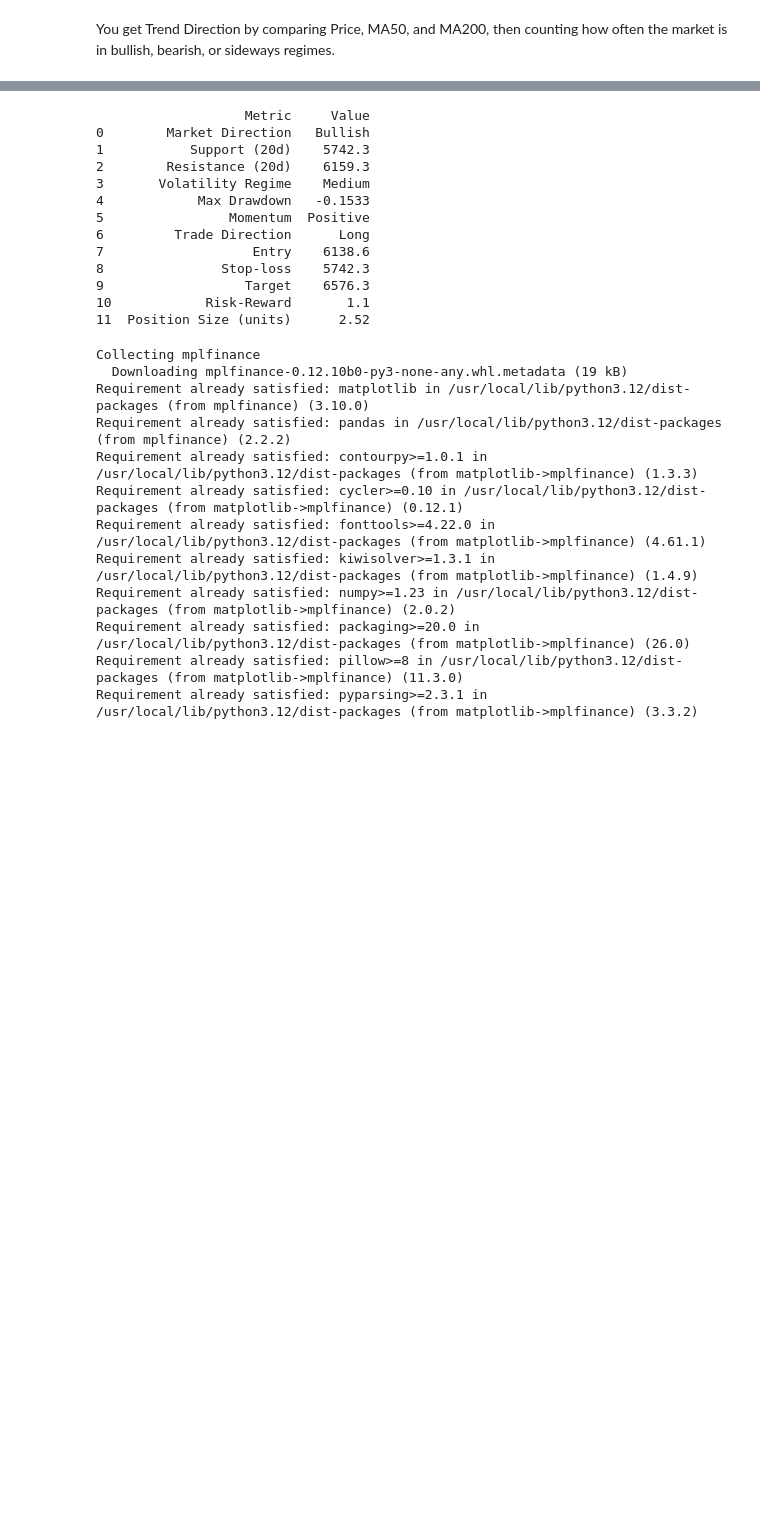
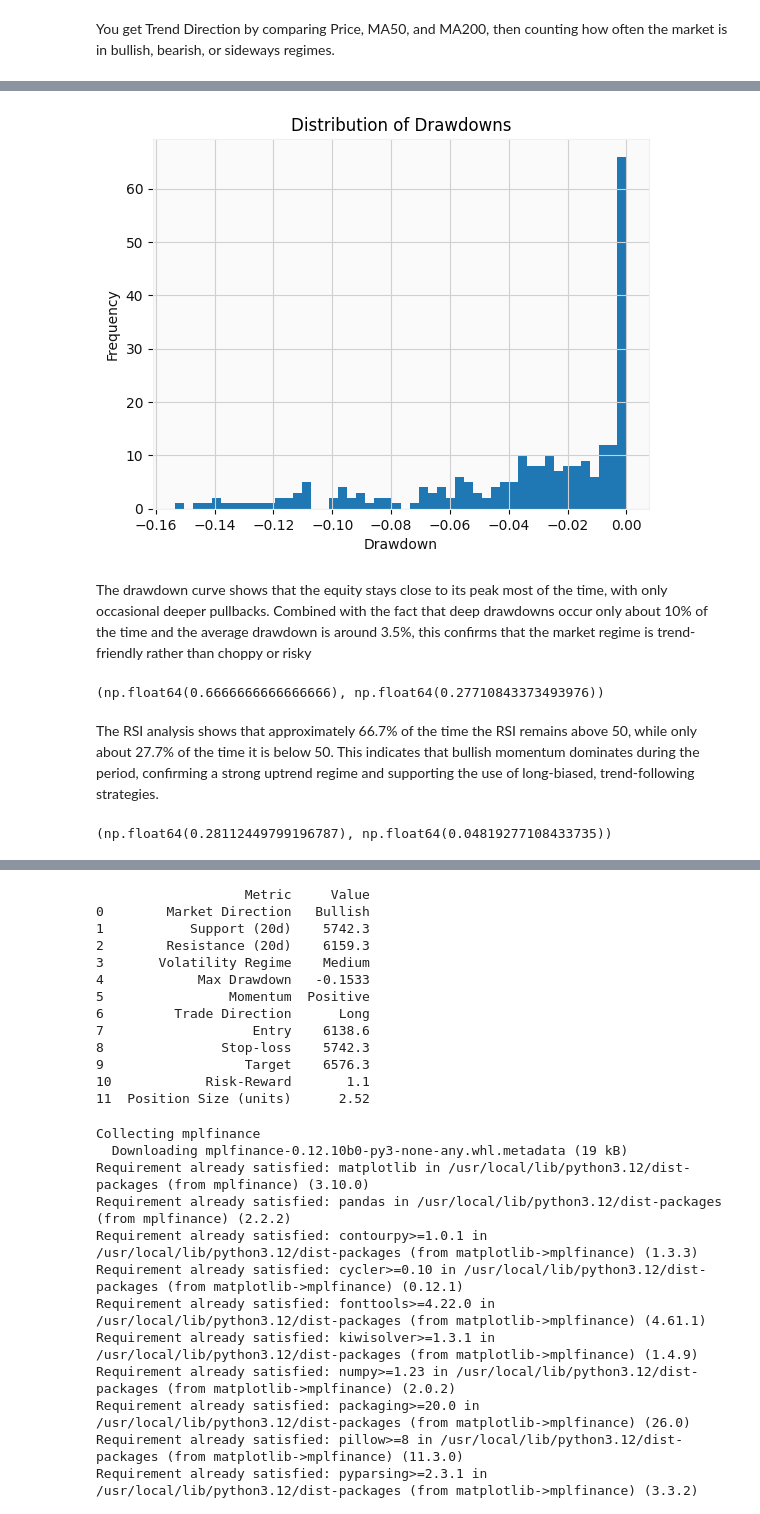
Before and after one commit to Goal48/NIFTY_Data_Analysis, a Jupyter notebook: NIFTY50.ipynb, the cells around one changed output, grey strips where cells are left out. Cells and saved outputs as stored; diff of their text form; code cells hidden in the pictures; blank space fills up the shorter version.

```diff
--- a/NIFTY50.ipynb
+++ b/NIFTY50.ipynb
@@ -161,3 +226,14 @@ df["drawdown"] = (df["cum_return"] - df["peak"]) / df["peak"]
+# %%
+plt.figure()
+df["drawdown"].hist(bins=50)
+plt.title("Distribution of Drawdowns")
+plt.xlabel("Drawdown")
+plt.ylabel("Frequency")
+plt.show()
+# %% [output]
+[figure, added]
+# %% [markdown]
+The drawdown curve shows that the equity stays close to its peak most of the time, with only occasional deeper pullbacks. Combined with the fact that deep drawdowns occur only about 10% of the time and the average drawdown is around 3.5%, this confirms that the market regime is trend-friendly rather than choppy or risky
 # %%
 # RSI
 delta = df[close_col].diff()
@@ -167,3 +243,19 @@ avg_gain = gain.rolling(14).mean()
 avg_loss = loss.rolling(14).mean()
 rs = avg_gain / avg_loss
 df["rsi"] = 100 - (100 / (1 + rs))
+# %%
+bull_ratio = (df["rsi"] > 50).mean()
+bear_ratio = (df["rsi"] < 50).mean()
+
+bull_ratio, bear_ratio
+# %% [output]
+(np.float64(0.6666666666666666), np.float64(0.27710843373493976))
+# %% [markdown]
+The RSI analysis shows that approximately 66.7% of the time the RSI remains above 50, while only about 27.7% of the time it is below 50. This indicates that bullish momentum dominates during the period, confirming a strong uptrend regime and supporting the use of long-biased, trend-following strategies.
+# %%
+overbought_days = (df["rsi"] > 70).mean()
+oversold_days = (df["rsi"] < 30).mean()
+
+overbought_days, oversold_days
+# %% [output]
+(np.float64(0.28112449799196787), np.float64(0.04819277108433735))
```
Also changed, not shown: parts of 22 cells of this notebook.
